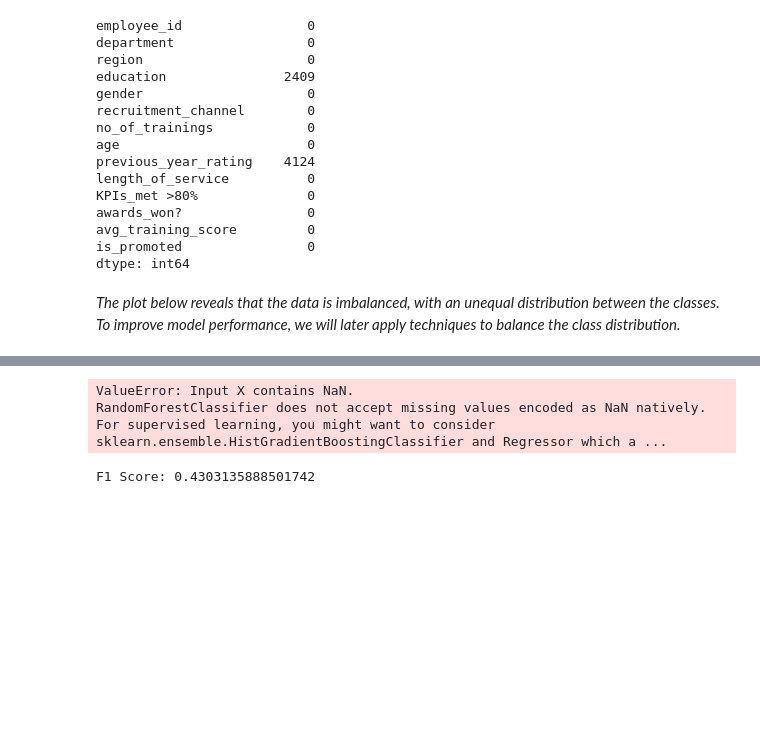
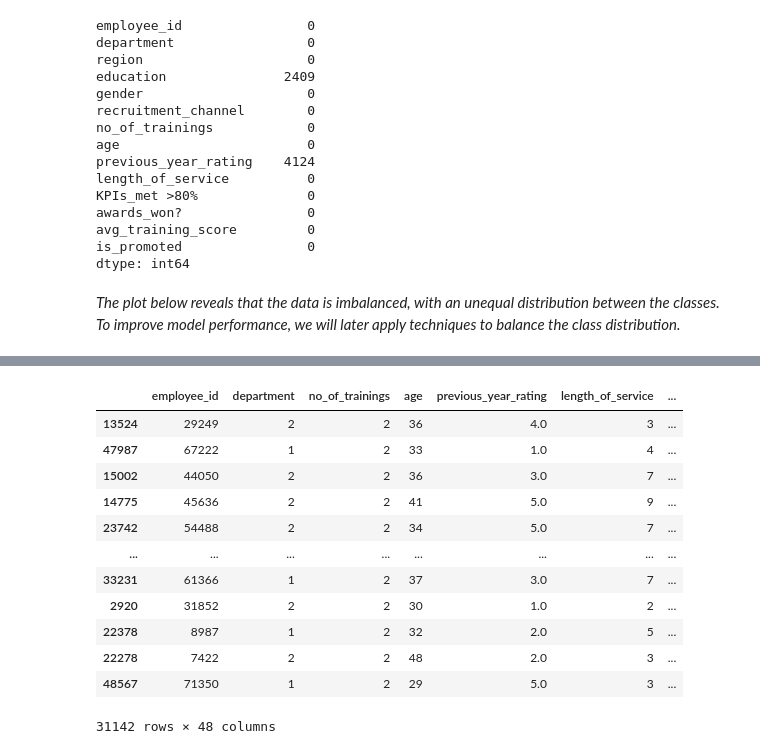
Before and after one commit to NoaAmichai/HR-Analytics, a Jupyter notebook: HR Analytics.ipynb, the cells around one changed output, grey strips where cells are left out. Saved outputs shown, nothing was run; the diff lists cells and outputs as text; code cells hidden in the pictures; blank space fills up the shorter version.

```diff
--- a/HR Analytics.ipynb
+++ b/HR Analytics.ipynb
@@ -337,18 +312,0 @@ X_test = norm.transform(X_test)
-# %%
-# Initialize the model
-model = RandomForestClassifier(random_state=42)
-
-# Train the model
-model.fit(X_train, y_train)
-# %% [output]
-ValueError: Input X contains NaN.
-RandomForestClassifier does not accept missing values encoded as NaN natively. For supervised learning, you might want to consider sklearn.ensemble.HistGradientBoostingClassifier and Regressor which a ...
-# %%
-y_pred = model.predict(X_test)
-
-f1 = f1_score(y_test, y_pred)
-
-# Print the F1 score
-print(f"F1 Score: {f1}")
-# %% [output]
-F1 Score: 0.4303135888501742
@@ -354,0 +320,22 @@ F1 Score: 0.4303135888501742
+# %%
+X = df2.drop(['is_promoted'], axis=1)
+y = df2['is_promoted'].values
+
+
+X_train, X_test, y_train, y_test = train_test_split(X, y, test_size=0.2, random_state=25)
+
+X_train
+# %% [output]
+|  | employee_id | department | no_of_trainings | age | previous_year_rating | length_of_service | ... |
+| 13524 | 29249 | 2 | 2 | 36 | 4.0 | 3 | ... |
+| 47987 | 67222 | 1 | 2 | 33 | 1.0 | 4 | ... |
+| 15002 | 44050 | 2 | 2 | 36 | 3.0 | 7 | ... |
+| 14775 | 45636 | 2 | 2 | 41 | 5.0 | 9 | ... |
+| 23742 | 54488 | 2 | 2 | 34 | 5.0 | 7 | ... |
+| ... | ... | ... | ... | ... | ... | ... | ... |
+| 33231 | 61366 | 1 | 2 | 37 | 3.0 | 7 | ... |
+| 2920 | 31852 | 2 | 2 | 30 | 1.0 | 2 | ... |
+| 22378 | 8987 | 1 | 2 | 32 | 2.0 | 5 | ... |
+| 22278 | 7422 | 2 | 2 | 48 | 2.0 | 3 | ... |
+| 48567 | 71350 | 1 | 2 | 29 | 5.0 | 3 | ... |
+31142 rows × 48 columns
```
Also changed, not shown: parts of 23 cells of this notebook, 2 other files.
